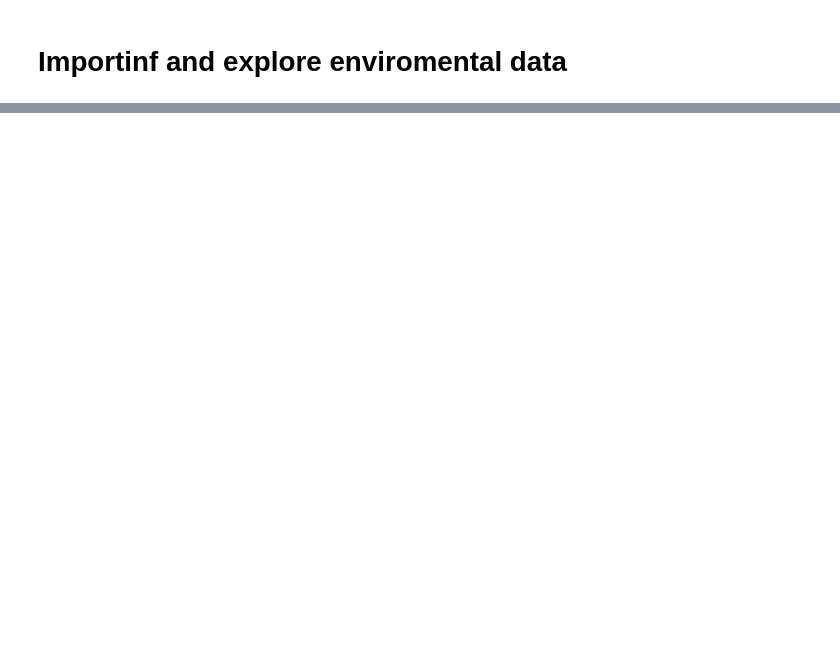
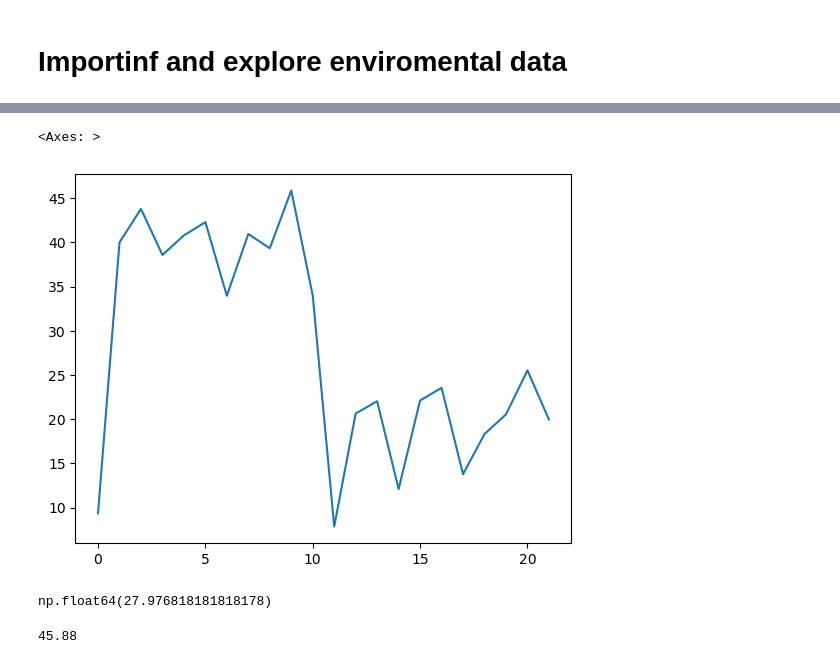
Before and after one commit to Ana-MontoyaMelgoza/MODELAB_PYTHON_2025, a Jupyter notebook: BD/read_csv.ipynb, the cells around one changed output, grey strips where cells are left out. Cells and saved outputs as stored; diff of their text form; code cells hidden in the pictures; blank space fills up the shorter version.

```diff
--- a/BD/read_csv.ipynb
+++ b/BD/read_csv.ipynb
@@ -83,0 +37,3 @@ Index(['stage', 'date', 'estuary', 'area', 'season', 'temp_c', 'ups',
+# %%
+# Tomar datos de una etiqueta
+ups = terminos_df['ups']
@@ -83,0 +42,17 @@ Index(['stage', 'date', 'estuary', 'area', 'season', 'temp_c', 'ups',
+# %%
+# Grafica sencilla de salinidad
+# Metodo plot = grafica
+ups.plot()
+# %% [output]
+<Axes: >
+[figure, added]
+# %%
+# Metodo mean = media
+ups.mean()
+# %% [output]
+np.float64(27.976818181818178)
+# %%
+# Metodo max = valor maximo
+ups.max()
+# %% [output]
+45.88
```
Also changed, not shown: parts of 9 cells of this notebook.
